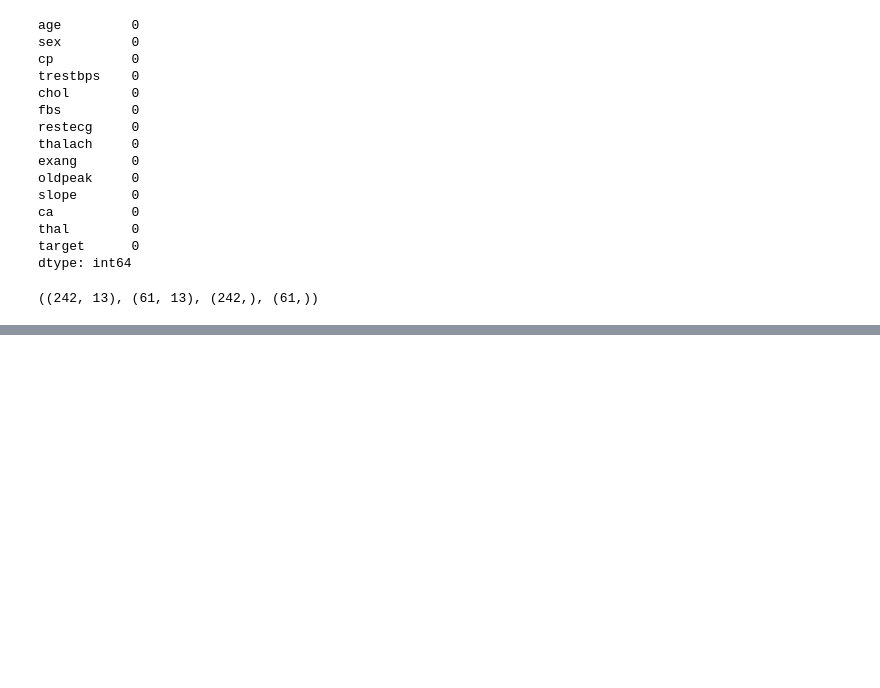
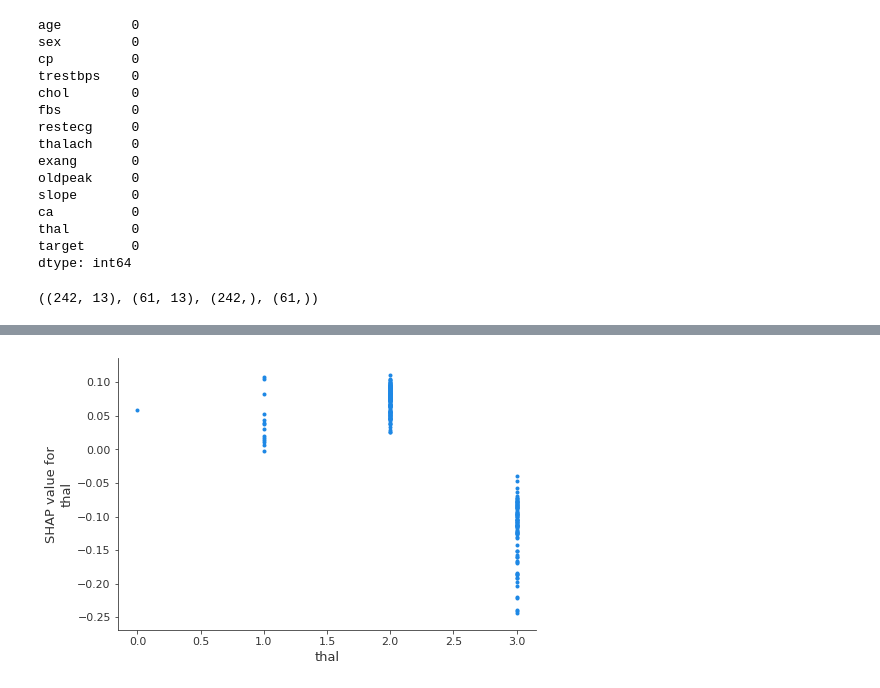
Before and after one commit to marcosrochedo/data-projects, a Jupyter notebook: heart-disease-predict/heart-disease-predict/skopt_TuningParameters.ipynb, the cells around one changed output, grey strips where cells are left out. Saved outputs shown, nothing was run; the diff lists cells and outputs as text; code cells hidden in the pictures; blank space fills up the shorter version.

```diff
--- a/heart-disease-predict/heart-disease-predict/skopt_TuningParameters.ipynb
+++ b/heart-disease-predict/heart-disease-predict/skopt_TuningParameters.ipynb
@@ -130,0 +211,8 @@ print(resultados_bayesian.fun)
+# %%
+# dependece plot - seleciona uma feature por vez para analise específica (como a variação da feature afeta a previsão)
+
+# interaction_index = None faz com que analise a feature de forma separada, caso queira fazer uma análise conjunta colocar nome de outra feature
+# verificando a variável preditora e categorica 'thal'
+shap.initjs()
+shap.dependence_plot("thal", shap_values[1], X_train, interaction_index=None)
+# %% [output]
@@ -130,0 +220 @@ print(resultados_bayesian.fun)
+[figure, added]
```
Also changed, not shown: parts of 20 cells of this notebook.
